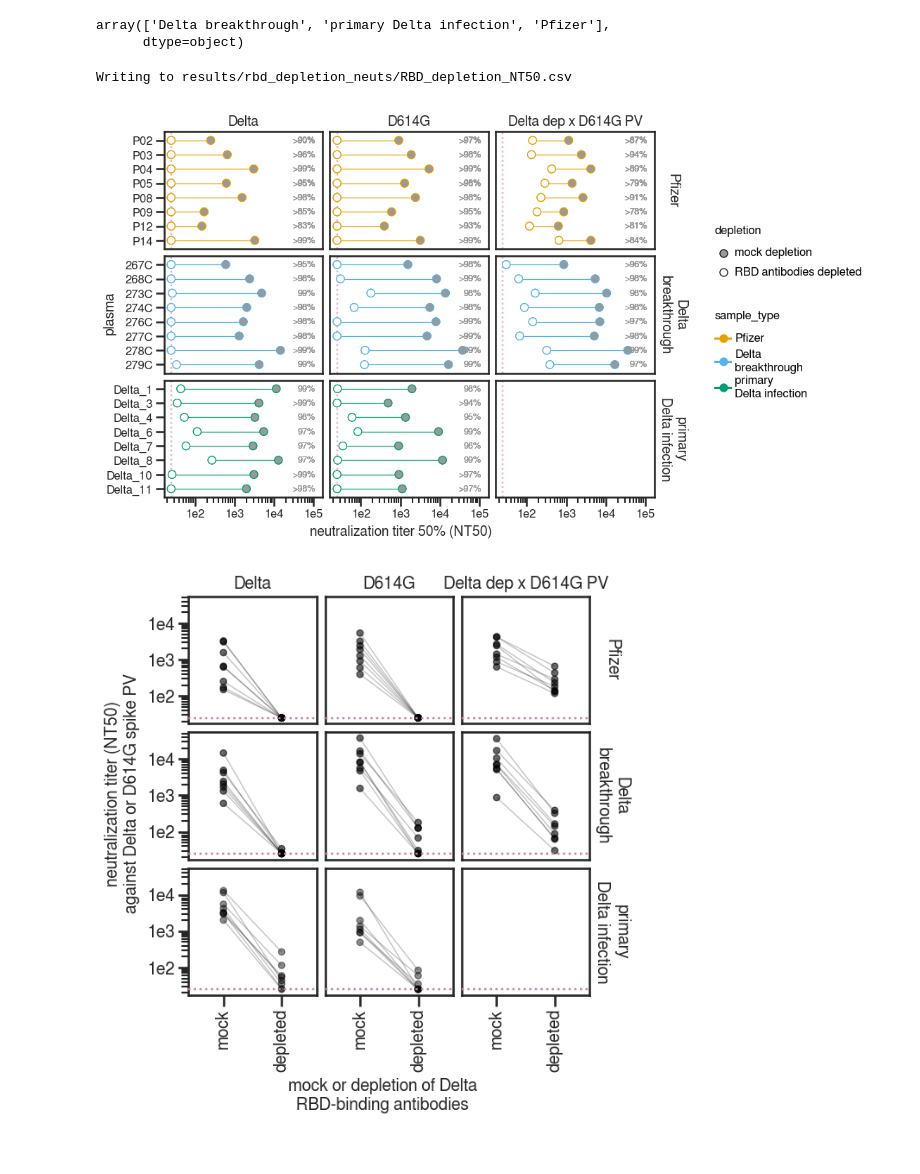
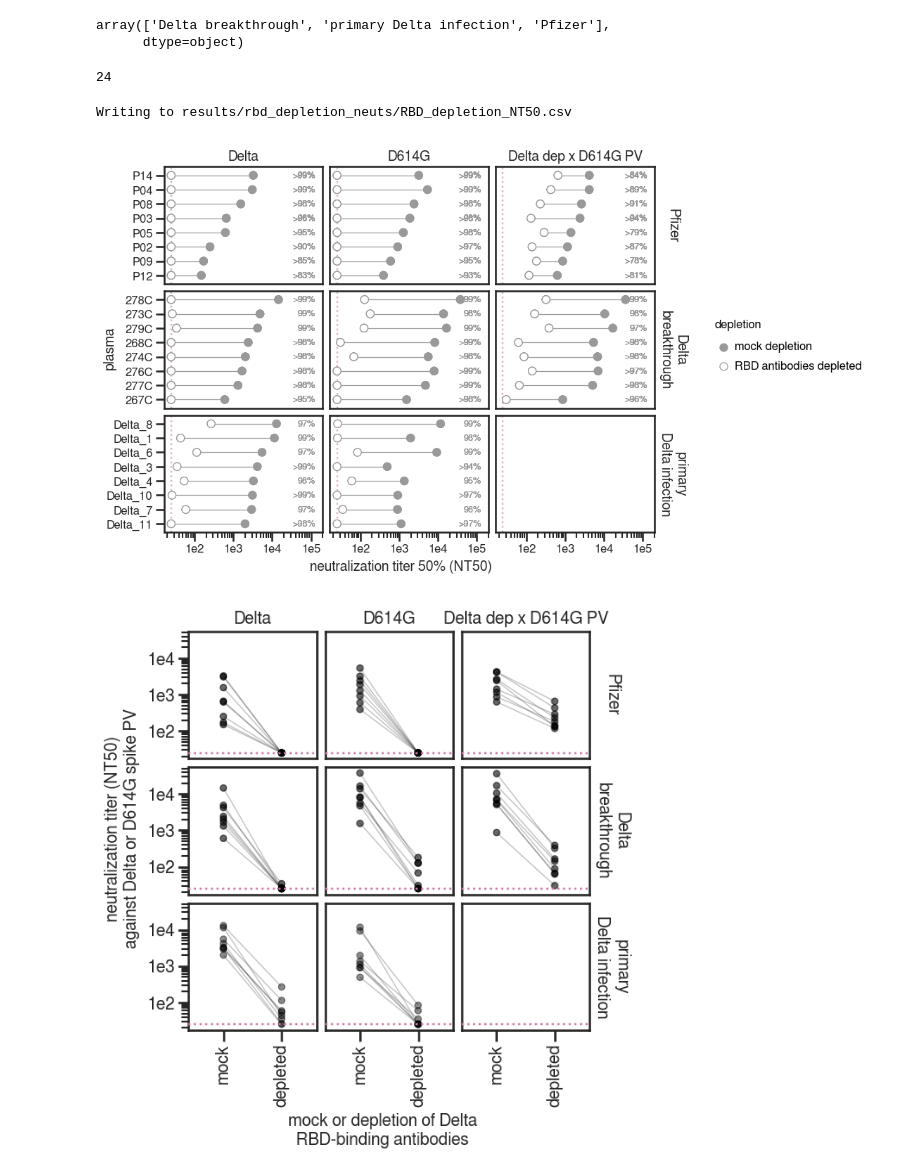
Before and after one commit to jbloomlab/SARS-CoV-2-RBD_Delta, a Jupyter notebook: experimental_data/rbd_depletion_neuts.ipynb, the cells around one changed output. Saved outputs shown, nothing was run; the diff lists cells and outputs as text; code cells hidden in the pictures.

Commit message:
remove color aesthetic from trackplot

```diff
--- a/experimental_data/rbd_depletion_neuts.ipynb
+++ b/experimental_data/rbd_depletion_neuts.ipynb
@@ -173,14 +162,34 @@ foldchange['sample_type'].unique()
 # %% [output]
 array(['Delta breakthrough', 'primary Delta infection', 'Pfizer'],
       dtype=object)
+# %%
+serum_order = (foldchange
+               [['serum', 'spike', 'NT50_pre']]
+               .query('spike=="Delta"')
+               .sort_values(['NT50_pre'], ascending=True)
+               ['serum']
+               .unique()
+              )
+
+print(len(serum_order))
+
+assert len(serum_order) == len(foldchange['serum'].unique())
+# %% [output]
+24
 # %%
+
+
 p = (ggplot(foldchange
             .replace({'Delta breakthrough': 'Delta\nbreakthrough',
                       'primary Delta infection': 'primary\nDelta infection',
                      }
                     )
             .assign(
-                    serum=lambda x: pd.Categorical(x['serum'], natsort.natsorted(x['serum'].unique())[::-1], ordered=True),
+                # options are to either order sera by name or by potency
+                # serum=lambda x: pd.Categorical(x['serum'], natsort.natsorted(x['serum'].unique())[::-1], ordered=True),
+
+                # let's try potency for now
+                serum=lambda x: pd.Categorical(x['serum'], serum_order, ordered=True),
                 spike=lambda x: pd.Categorical (x['spike'], ordered=True, categories=['Delta', 'D614G', 'Delta dep x D614G PV']),
                 sample_type=lambda x: pd.Categorical(x['sample_type'], ordered=True, categories=['Pfizer','Delta\nbreakthrough','primary\nDelta infection']))
             ,
@@ -189,50 +198,50 @@ p = (ggplot(foldchange
                 fill='depletion',
                 group='serum',
                 label='perc_RBD_str',
-                color='sample_type',
+                # color='sample_type',
                )) +
      scale_x_log10(name='neutralization titer 50% (NT50)',
-                   limits=[25,foldchange['NT50'].max()*3]) +
-     geom_vline(xintercept=25,
+                   limits=[config['NT50_LOD'],foldchange['NT50'].max()*3.5]) +
+     geom_vline(xintercept=config['NT50_LOD'],
                 linetype='dotted',
                 size=1,
                 alpha=0.6,
                 color=CBPALETTE[7]) +
-     geom_line(alpha=1, ) + #color=CBPALETTE[0]
-     geom_point(size=4, ) + #color=CBPALETTE[0]
-     geom_text(aes(x=foldchange['NT50'].max()*3, y='serum'), #
+     geom_line(alpha=1, color=CBPALETTE[0]) + #
+     geom_point(size=4, color=CBPALETTE[0]) + #
+     geom_text(aes(x=foldchange['NT50'].max()*3.5, y='serum'), #
                color=CBPALETTE[0],
                ha='right',
                size=9,
               ) +
      theme(figure_size=(3*foldchange['spike'].nunique(),0.75+0.25*foldchange['serum'].nunique()),
            axis_text=element_text(size=12),
            legend_text=element_text(size=12),
            legend_title=element_text(size=12),
            axis_title_x=element_text(size=14),
            axis_title_y=element_text(size=14, margin={'r': 16}),
            legend_position='right',
            strip_background=element_blank(),
            strip_text=element_text(size=14),
           ) +
      facet_grid('sample_type~spike', scales='free_y' )+
      ylab('plasma') +
-     scale_fill_manual(values=['#999999', '#FFFFFF', ])+
-     scale_color_manual(values=CBPALETTE[1:]) #+
+     scale_fill_manual(values=['#999999', '#FFFFFF', ]) #+
+     # scale_color_manual(values=CBPALETTE[1:]) #+
      # labs(fill = '')
     )
 
 _ = p.draw()
 
 p.save(f'{resultsdir}/NT50_trackplot.pdf')
 
 # save dataframe to CSV
 csvfile=f'{resultsdir}/RBD_depletion_NT50.csv'
 print(f'Writing to {csvfile}')
 foldchange.to_csv(csvfile, index=False)
 # %% [output]
 Writing to results/rbd_depletion_neuts/RBD_depletion_NT50.csv
-[figure, old version]
+[figure, new version]
 # %%
 LOD = config['NT50_LOD']
 
```
Also changed, not shown: parts of 1 cell of this notebook.
